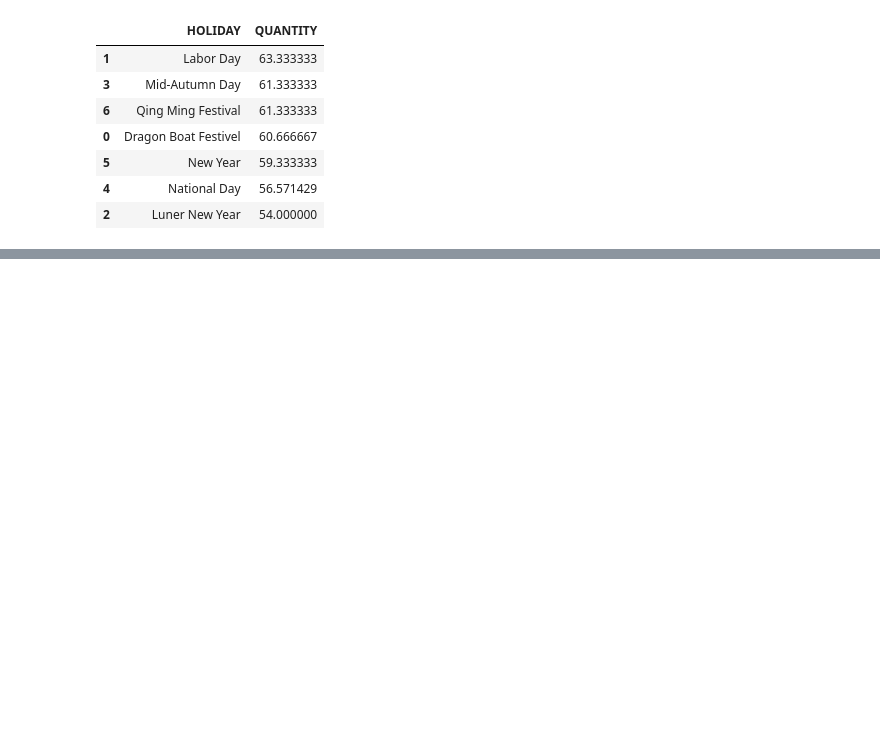
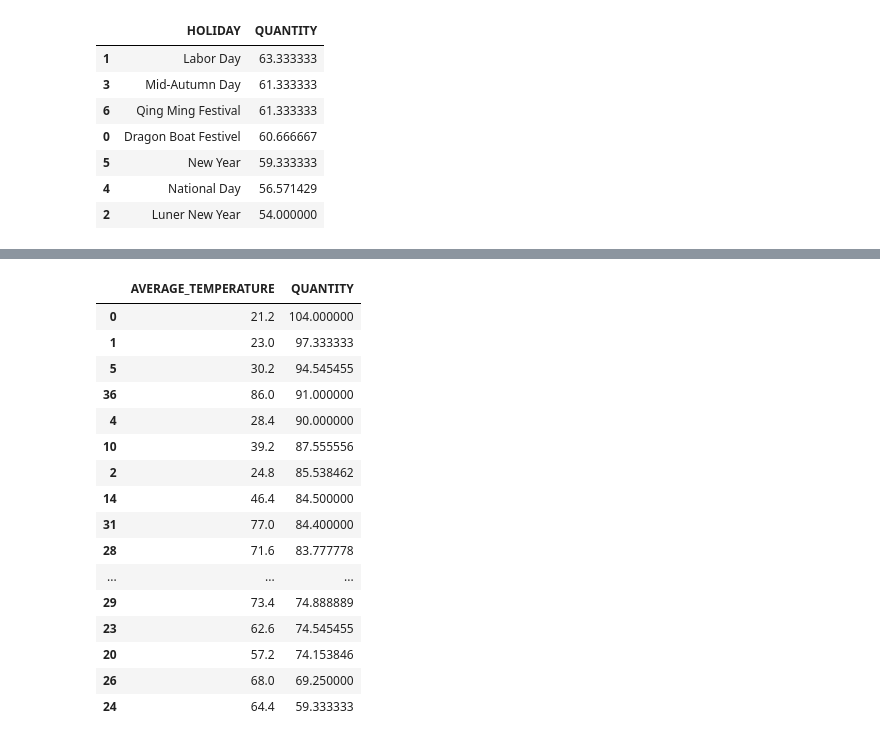
Before and after one commit to Husain-Jinia/Google_Solutions_Challenge, a Jupyter notebook: Burgers.ipynb, the cells around one changed output, grey strips where cells are left out. Drawn from its saved outputs; the diff is of its cells as text; code cells hidden in the pictures; blank space fills up the shorter version.

```diff
--- a/Burgers.ipynb
+++ b/Burgers.ipynb
@@ -165,0 +167,20 @@ transaction[["HOLIDAY","QUANTITY"]].groupby(["HOLIDAY"], as_index = False).mean(
+# %%
+transaction[["AVERAGE_TEMPERATURE","QUANTITY"]].groupby(["AVERAGE_TEMPERATURE"], as_index = False).mean().sort_values(by="QUANTITY",ascending = False)
+# %% [output]
+|  | AVERAGE_TEMPERATURE | QUANTITY |
+| 0 | 21.2 | 104.000000 |
+| 1 | 23.0 | 97.333333 |
+| 5 | 30.2 | 94.545455 |
+| 36 | 86.0 | 91.000000 |
+| 4 | 28.4 | 90.000000 |
+| 10 | 39.2 | 87.555556 |
+| 2 | 24.8 | 85.538462 |
+| 14 | 46.4 | 84.500000 |
+| 31 | 77.0 | 84.400000 |
+| 28 | 71.6 | 83.777778 |
+| ... | ... | ... |
+| 29 | 73.4 | 74.888889 |
+| 23 | 62.6 | 74.545455 |
+| 20 | 57.2 | 74.153846 |
+| 26 | 68.0 | 69.250000 |
+| 24 | 64.4 | 59.333333 |
```
Also changed, not shown: parts of 4 cells of this notebook.
